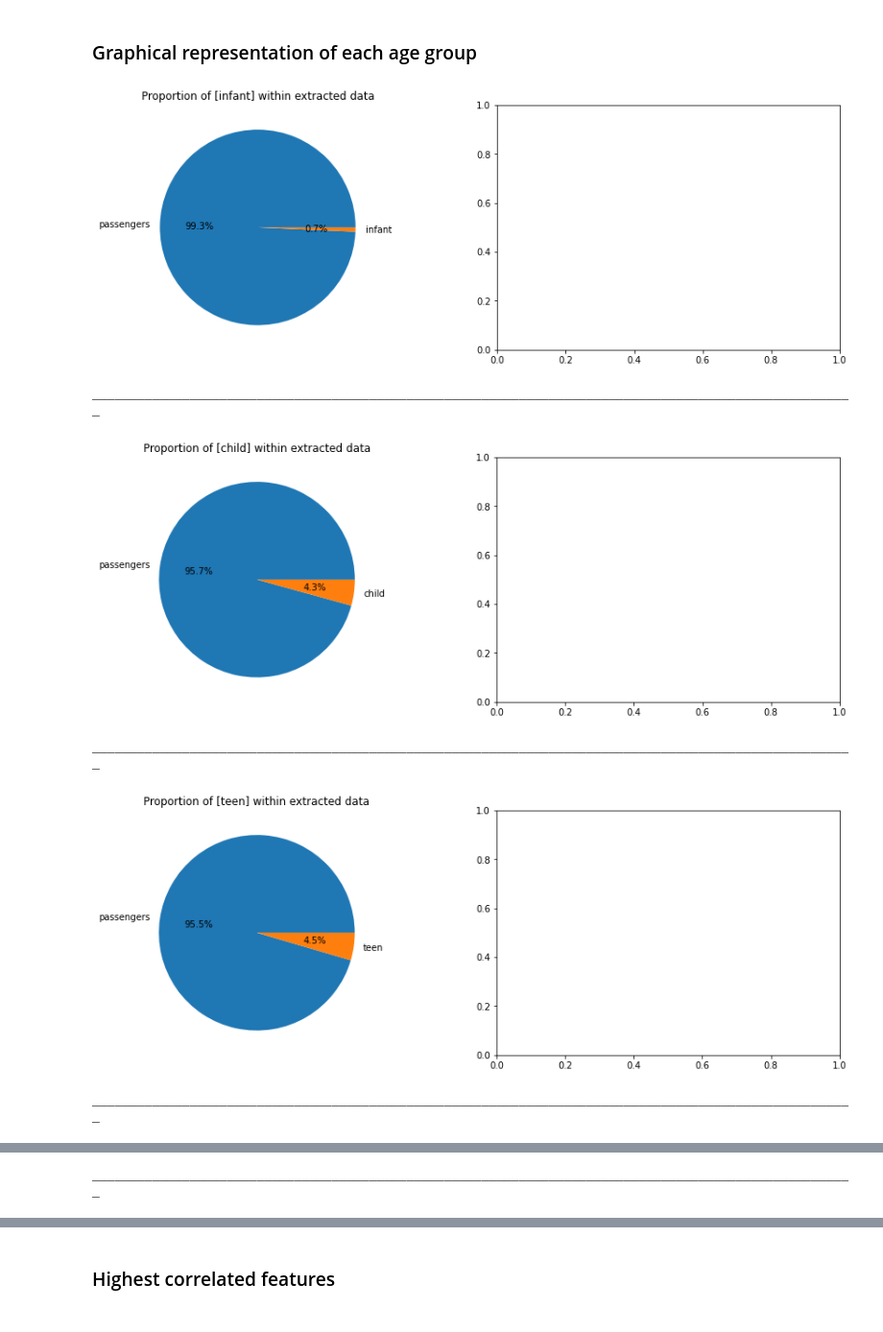
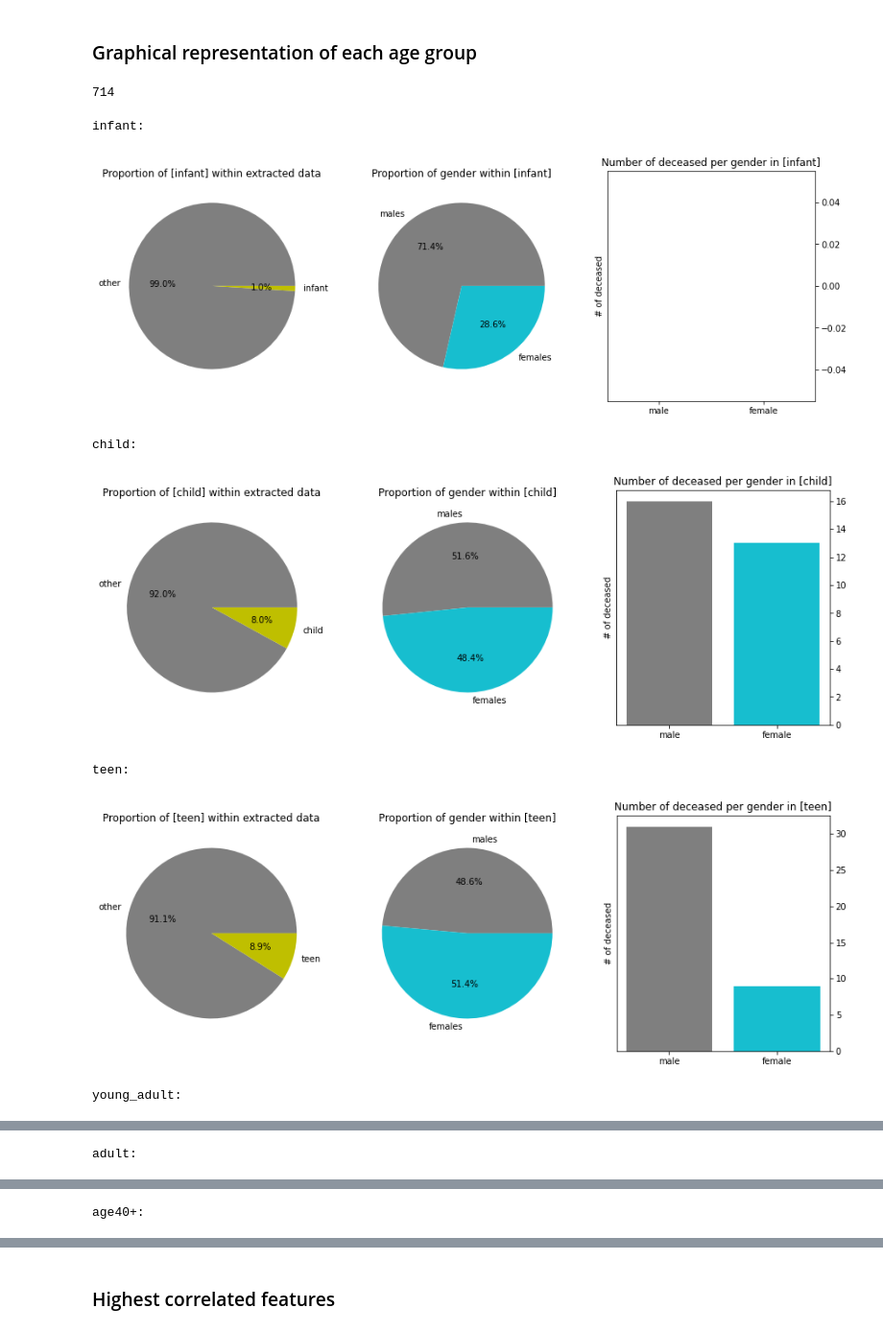
Before and after one commit to christopherfick/titanic, a Jupyter notebook: age_analysis.ipynb, the cells around one changed output, grey strips where cells are left out. Shown at 96% size. Drawn from its saved outputs; the diff is of its cells as text; code cells hidden in the pictures.

Commit message:
Completed graphical representation for each age group

```diff
--- a/age_analysis.ipynb
+++ b/age_analysis.ipynb
@@ -131,30 +148,51 @@ age_catagory_dict.keys()
 dict_keys(['infant', 'child', 'teen', 'young_adult', 'adult', 'age40+'])
 # %% [markdown]
 ### Graphical representation of each age group
+# %%
+age_value_expanded.shape[0]
+# %% [output]
+714
 # %%
 passengers = age_value_expanded.shape[0]
 
 for catagory_name, data in age_catagory_dict.items():
     total = data.shape[0]
+
+    fig, ax = plt.subplots(1,3,figsize=(15,5))
+    ax[0].pie(
+        x=[passengers, total],
+        labels=["other", catagory_name],
+        autopct="%.1f%%",
+        colors=['#7f7f7f', 'y'],)
+    ax[0].set_title(f"Proportion of [{catagory_name}] within extracted data")
+
     males = data[data["sex"] == 1].shape[0]
     females = data[data["sex"] == 0].shape[0]
-    survived = data[data["survived"] == 1].shape[0]
-    died = data[data["survived"] == 0].shape[0]
-    values = [males, females, survived, died]
+    ax[1].pie(
+        [males, females],
+        labels=['males', 'females'],
+        autopct="%.1f%%",
+        colors=['#7f7f7f', '#17becf'],)
+    ax[1].set_title(f"Proportion of gender within [{catagory_name}]")
 
-    #Overall proportion
-    fig, ax = plt.subplots(1,2,figsize=(15,5))
-    ax[0].pie(x=[passengers, males], labels=["passengers", catagory_name], autopct="%.1f%%")
-    ax[0].set_title(f"Proportion of [{catagory_name}] within extracted data")
+    males_lost = data.loc[(data['sex'] == 1)&(data['survived']==0)].shape[0]
+    females_lost = data.loc[(data['sex'] == 0)&(data['survived']==0)].shape[0]
+    ax[2].bar(
+        ['male', 'female'],
+        [males_lost, females_lost],
+        color=['#7f7f7f', '#17becf'])
+    ax[2].set_title(f'Number of deceased per gender in [{catagory_name}]')
+    ax[2].set_ylabel('# of deceased')
+    ax[2].yaxis.tick_right()
 
-#     ax[1].pie(values, labels=age_catagory_dict.keys())
 
+    print(f'{catagory_name}:')
     plt.show()
-    print('______________________________________________________________________________________________________')
 # %% [output]
+infant:
-[figure, old version]
+[figure, new version]
-______________________________________________________________________________________________________
+child:
-[figure, old version]
+[figure, new version]
-______________________________________________________________________________________________________
+teen:
-[figure, old version]
+[figure, new version]
-______________________________________________________________________________________________________
+young_adult:
@@ -162 +200 @@ ________________________________________________________________________________
-______________________________________________________________________________________________________
+adult:
@@ -164,0 +202 @@ ________________________________________________________________________________
+age40+:
```
Also changed, not shown: parts of 5 cells of this notebook.
